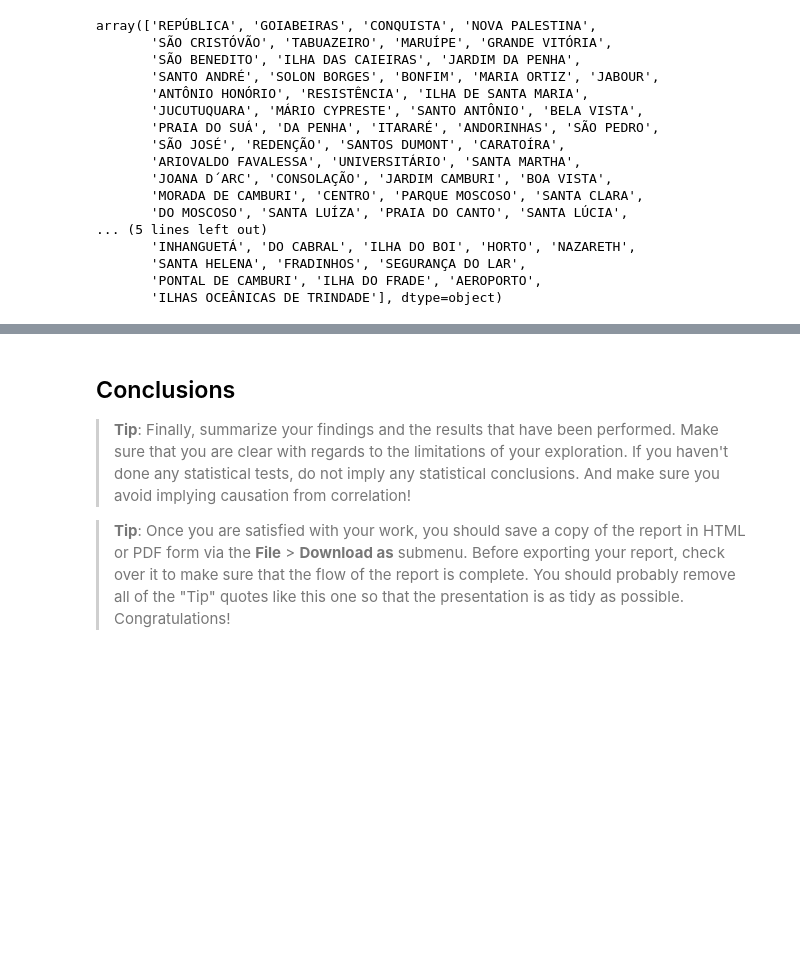
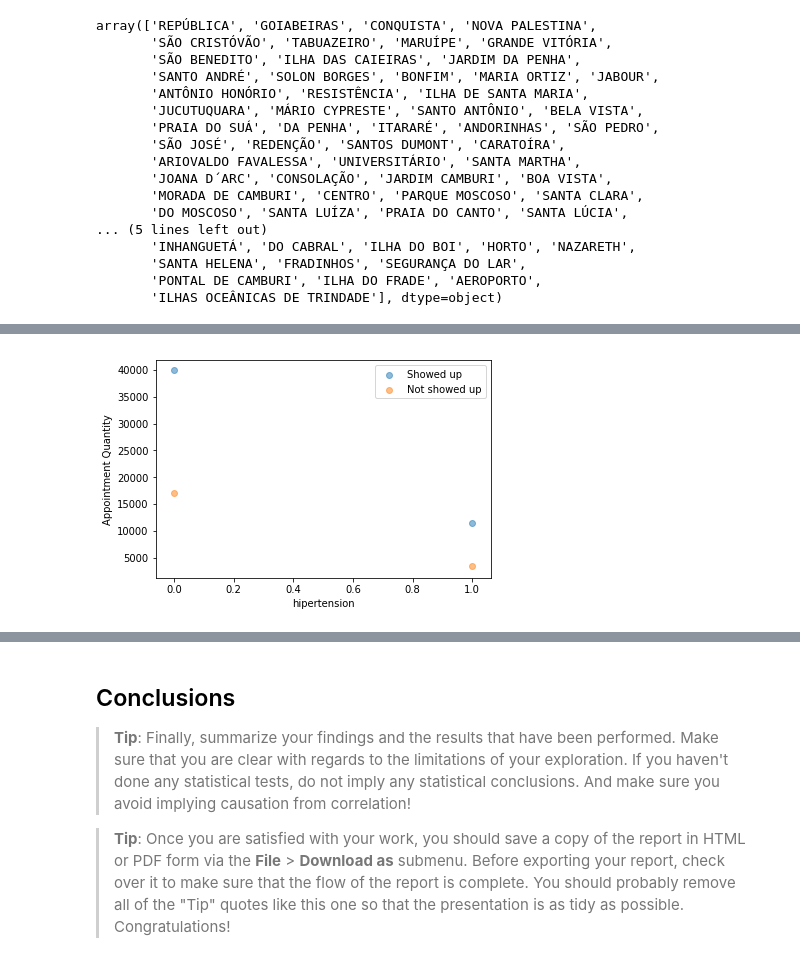
Before and after one commit to alexandregpereira/brasilmigue, a Jupyter notebook: brasil_migue_results.ipynb, the cells around one changed output, grey strips where cells are left out. Cells and saved outputs as stored; diff of their text form; code cells hidden in the pictures; blank space fills up the shorter version.

```diff
--- a/brasil_migue_results.ipynb
+++ b/brasil_migue_results.ipynb
@@ -507,0 +544,4 @@ array(['REPÚBLICA', 'GOIABEIRAS', 'CONQUISTA', 'NOVA PALESTINA',
+# %%
+brm.build_column_scatter_plot(plt, df_showed_up, df_not_showed_up, 'hipertension').show()
+# %% [output]
+[figure, added]
```
Also changed, not shown: parts of 22 cells of this notebook, 1 other file.
